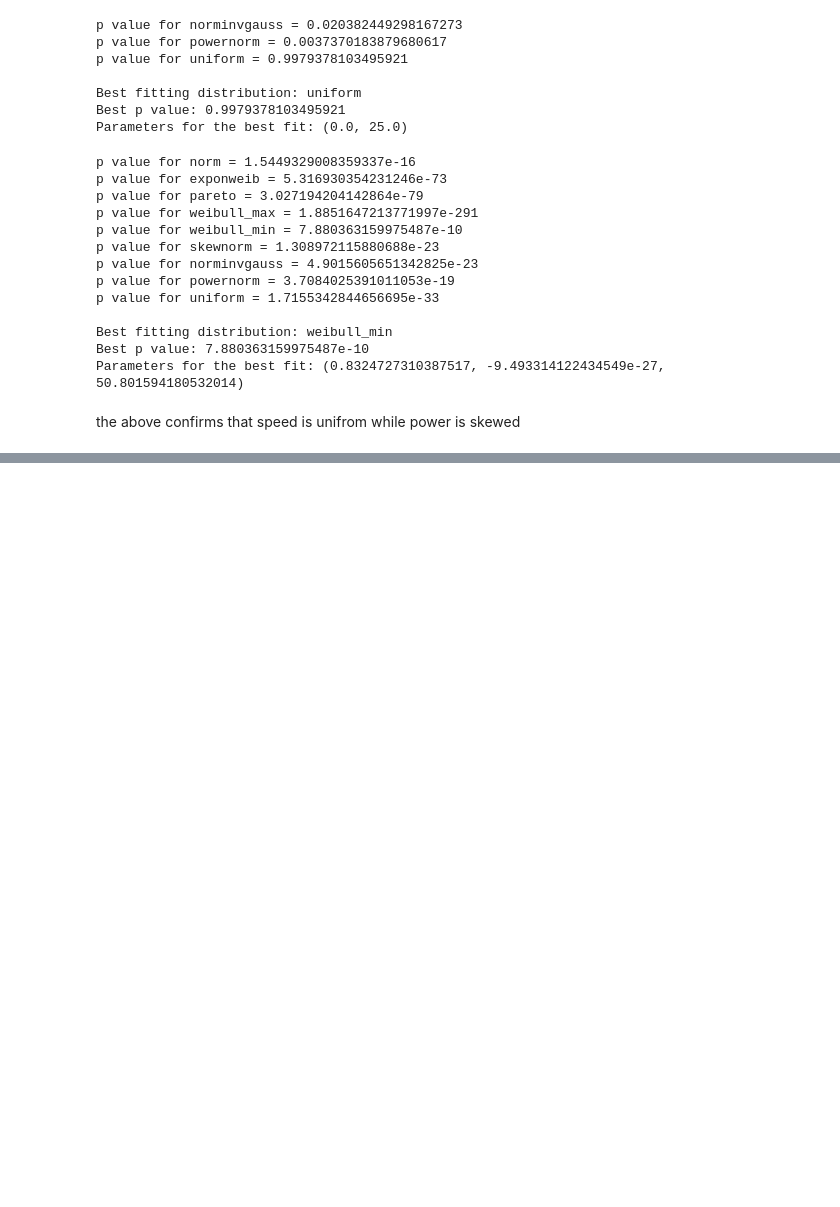
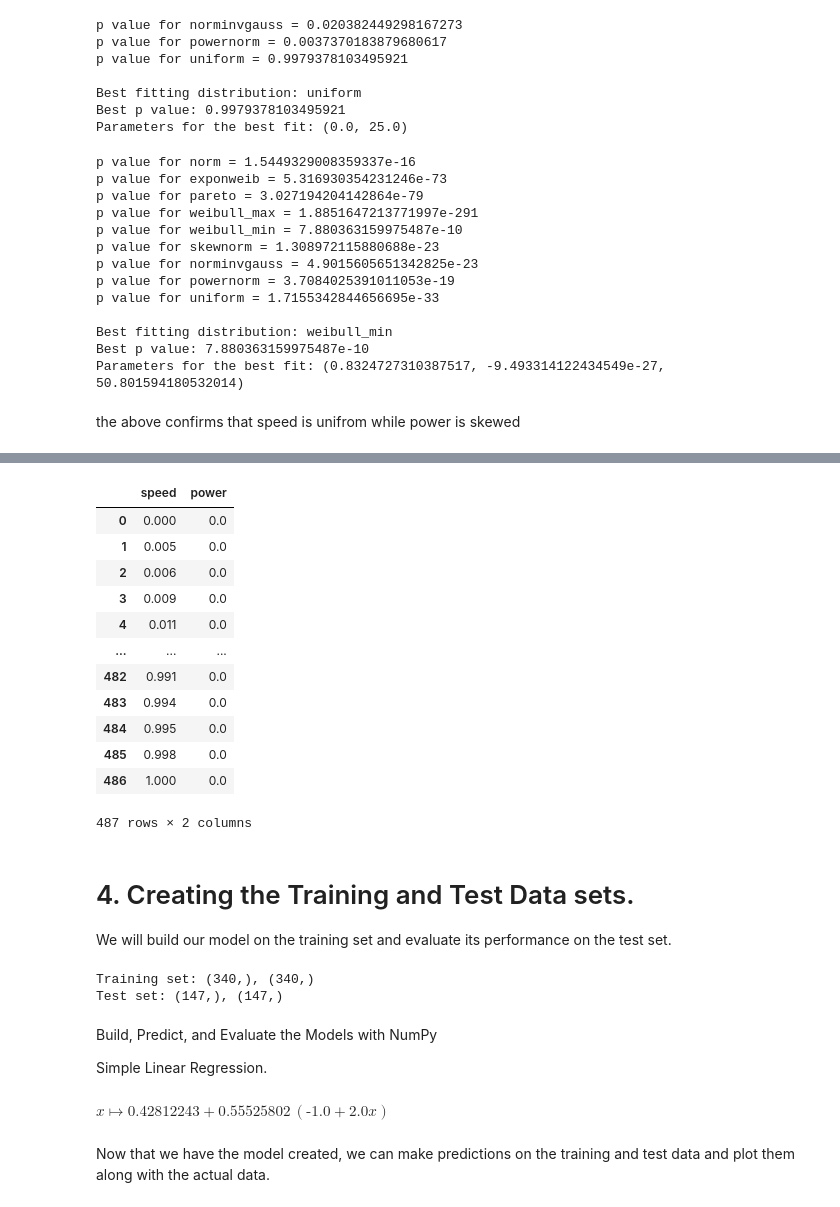
Before and after one commit to keithmmc/windpower, a Jupyter notebook: wind.ipynb, the cells around one changed output, grey strips where cells are left out. Saved outputs shown, nothing was run; the diff lists cells and outputs as text; code cells hidden in the pictures; blank space fills up the shorter version.

```diff
--- a/wind.ipynb
+++ b/wind.ipynb
@@ -183,0 +225,5 @@ the above confirms that speed is unifrom while power is skewed
+# %%
+speed = df_new.iloc[:, 0].values
+power = df_new.iloc[:, 1].values
+x = np.array(speed)
+y = np.array(power)
@@ -183,0 +233,51 @@ the above confirms that speed is unifrom while power is skewed
+# %%
+X_scaled = (x - np.min(x)) / np.ptp(x)
+y_scaled = (y - np.min(y)) / np.ptp(y)
+
+# The scaled data set.
+df_rescaled = pd.DataFrame({"speed":X_scaled, "power":y_scaled})
+df_rescaled
+# %% [output]
+|  | speed | power |
+| 0 | 0.000 | 0.0 |
+| 1 | 0.005 | 0.0 |
+| 2 | 0.006 | 0.0 |
+| 3 | 0.009 | 0.0 |
+| 4 | 0.011 | 0.0 |
+| ... | ... | ... |
+| 482 | 0.991 | 0.0 |
+| 483 | 0.994 | 0.0 |
+| 484 | 0.995 | 0.0 |
+| 485 | 0.998 | 0.0 |
+| 486 | 1.000 | 0.0 |
+487 rows × 2 columns
+# %% [markdown]
+# 4. Creating the Training and Test Data sets.
+We will build our model on the training set and evaluate its performance on the test set.
+# %%
+shuffle_df = df_rescaled.sample(frac=1, random_state=1)
+
+# Define a size for your train set
+train_size = int(0.7 * len(df_rescaled))
+
+# Split the data on training and test
+speed_train, speed_test = shuffle_df.speed[:train_size].values, shuffle_df.speed[train_size:].values
+power_train, power_test = shuffle_df.power[:train_size].values, shuffle_df.power[train_size:].values
+
+# Print the shape of the new sets.
+print(f"Training set: {speed_train.shape}, {power_train.shape}")
+print(f"Test set: {speed_test.shape}, {power_test.shape}")
+# %% [output]
+Training set: (340,), (340,)
+Test set: (147,), (147,)
+# %% [markdown]
+Build, Predict, and Evaluate the Models with NumPy
+
+Simple Linear Regression.
+# %%
+linear = poly.fit(speed_train, power_train, 1)
+linear
+# %% [output]
+$x \mapsto \text{0.42812243} + \text{0.55525802}\,\left(\text{-1.0} + \text{2.0}x\right)$
+# %% [markdown]
+Now that we have the model created, we can make predictions on the training and test data and plot them along with the actual data.
```
Also changed, not shown: parts of 11 cells of this notebook.
